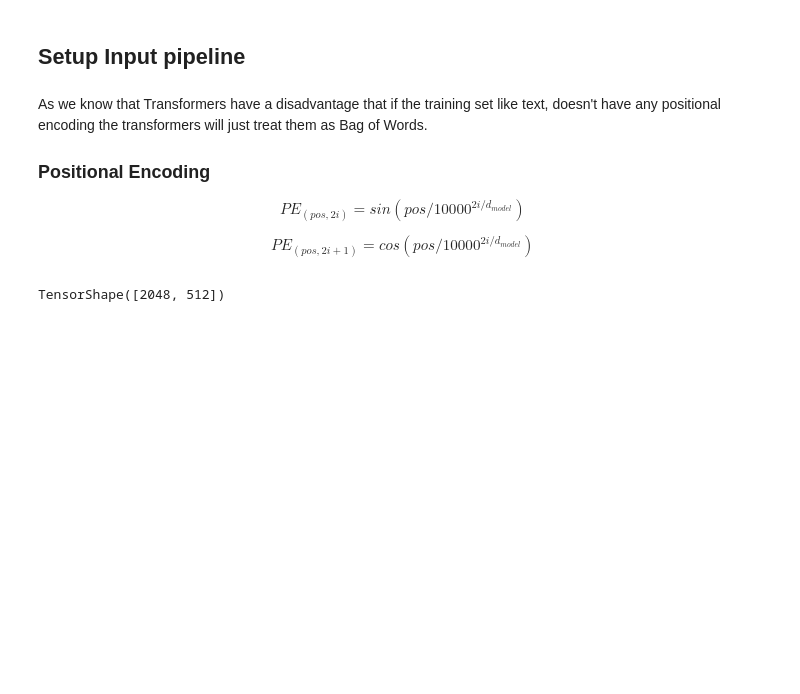
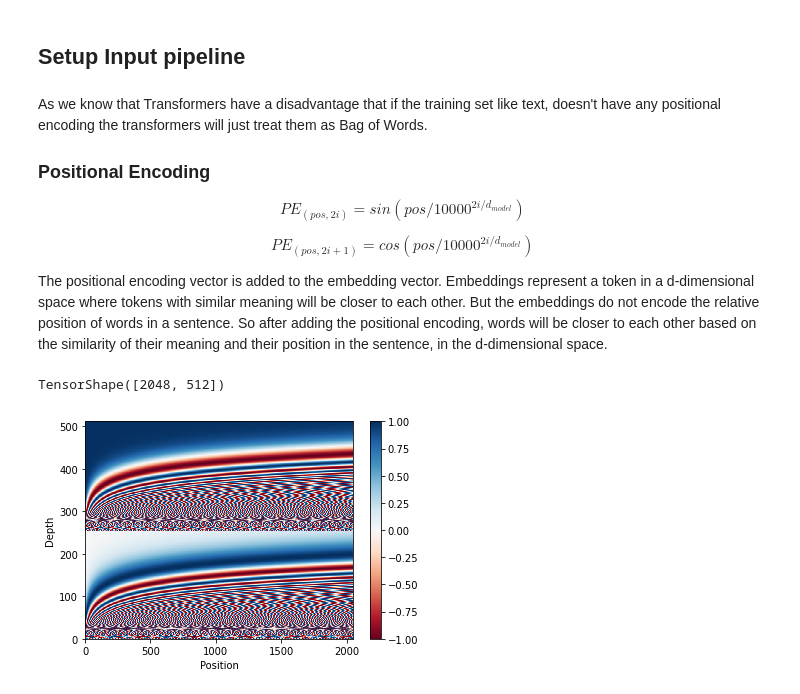
Before and after one commit to kairavkkp/ML-Tutorials, a Jupyter notebook: Basic-Transformer/basic_transformer.ipynb, the cells around one changed output. Cells and saved outputs as stored; diff of their text form; code cells hidden in the pictures; blank space fills up the shorter version.

```diff
--- a/Basic-Transformer/basic_transformer.ipynb
+++ b/Basic-Transformer/basic_transformer.ipynb
@@ -191,6 +192,8 @@ As we know that Transformers have a disadvantage that if the training set like t
 $$PE_{(pos,2i)} = sin(pos/10000^{2i/d_{model}})$$
 
 $$PE_{(pos, 2i+1)} = cos(pos/10000^{2i/d_{model}})$$
+
+The positional encoding vector is added to the embedding vector. Embeddings represent a token in a d-dimensional space where tokens with similar meaning will be closer to each other. But the embeddings do not encode the relative position of words in a sentence. So after adding the positional encoding, words will be closer to each other based on the similarity of their meaning and their position in the sentence, in the d-dimensional space.
 # %%
 # Creating Positional Encoding for the train examples.
 def get_angles(pos, i, d_model):
@@ -217,3 +220,8 @@ pos_encoding = pos_encoding[0]
 pos_encoding.shape
 # %% [output]
 TensorShape([2048, 512])
+# %%
+# Inverting the dimensions for the plot
+pos_encoding = tf.reshape(pos_encoding, (n, d//2, 2)) ## Here d//2, will provide the output in integer format
+pos_encoding = tf.transpose(pos_encoding, (2, 1, 0))
+pos_encoding = tf.reshape(pos_encoding, (d, n))
@@ -219,0 +230,8 @@ TensorShape([2048, 512])
+# %%
+plt.pcolormesh(pos_encoding, cmap='RdBu')
+plt.ylabel('Depth')
+plt.xlabel('Position')
+plt.colorbar()
+plt.show()
+# %% [output]
+[figure, added]
```
Also changed, not shown: parts of 22 cells of this notebook.
